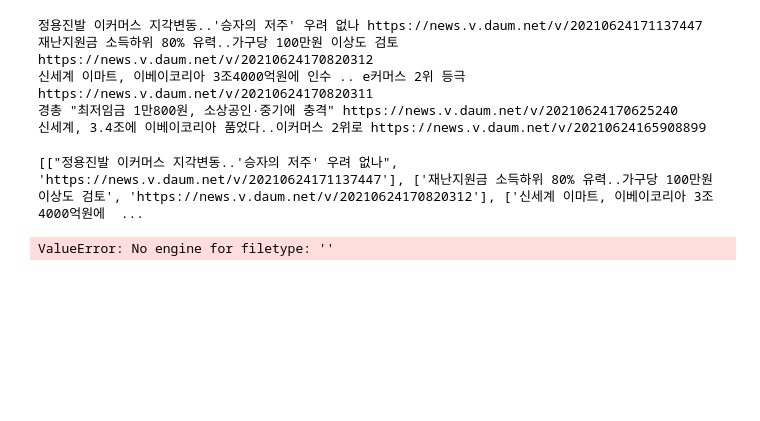
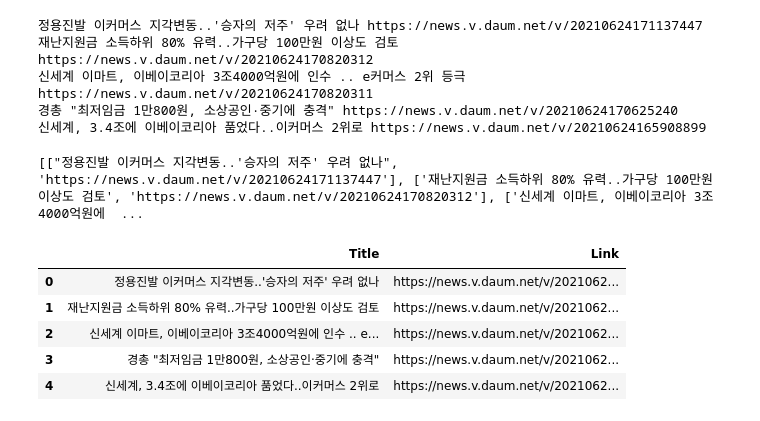
Before and after one commit to rcm2000/test_webscraping, a Jupyter notebook: scraping_bs4_daum_economic.ipynb, the cells around one changed output. Saved outputs shown, nothing was run; the diff lists cells and outputs as text; code cells hidden in the pictures; blank space fills up the shorter version.

```diff
--- a/scraping_bs4_daum_economic.ipynb
+++ b/scraping_bs4_daum_economic.ipynb
@@ -46,4 +41,0 @@ df = pd.DataFrame(list)
-# %%
-df.to_excel('./saves/economic.xls')
-# %% [output]
-ValueError: No engine for filetype: ''
@@ -49,0 +44,10 @@ ValueError: No engine for filetype: ''
+# %%
+df = pd.DataFrame(list, columns = ['Title','Link'])
+df
+# %% [output]
+|  | Title | Link |
+| 0 | 정용진발 이커머스 지각변동..'승자의 저주' 우려 없나 | https://news.v.daum.net/v/2021062... |
+| 1 | 재난지원금 소득하위 80% 유력..가구당 100만원 이상도 검토 | https://news.v.daum.net/v/2021062... |
+| 2 | 신세계 이마트, 이베이코리아 3조4000억원에 인수 .. e... | https://news.v.daum.net/v/2021062... |
+| 3 | 경총 "최저임금 1만800원, 소상공인·중기에 충격" | https://news.v.daum.net/v/2021062... |
+| 4 | 신세계, 3.4조에 이베이코리아 품었다..이커머스 2위로 | https://news.v.daum.net/v/2021062... |
```
Also changed, not shown: parts of 4 cells of this notebook, 4 other files.
